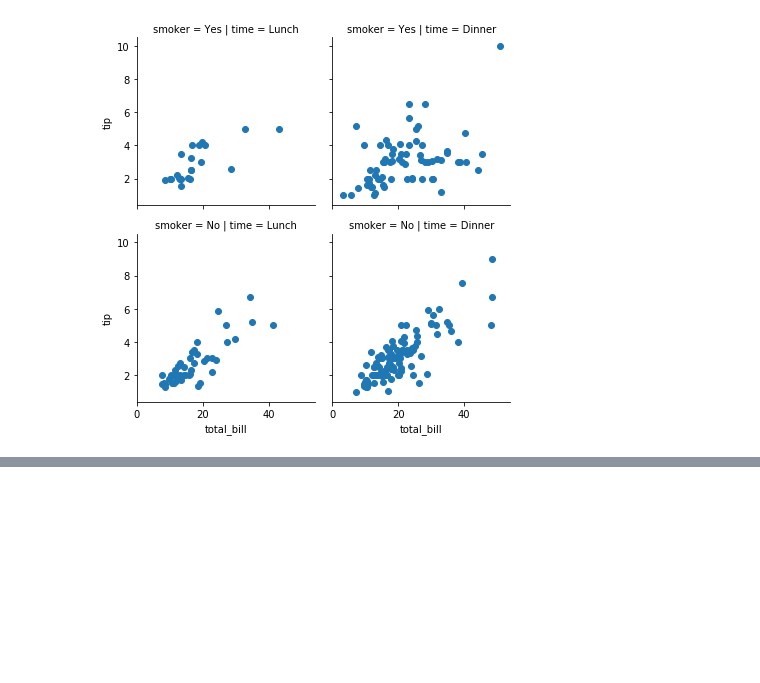
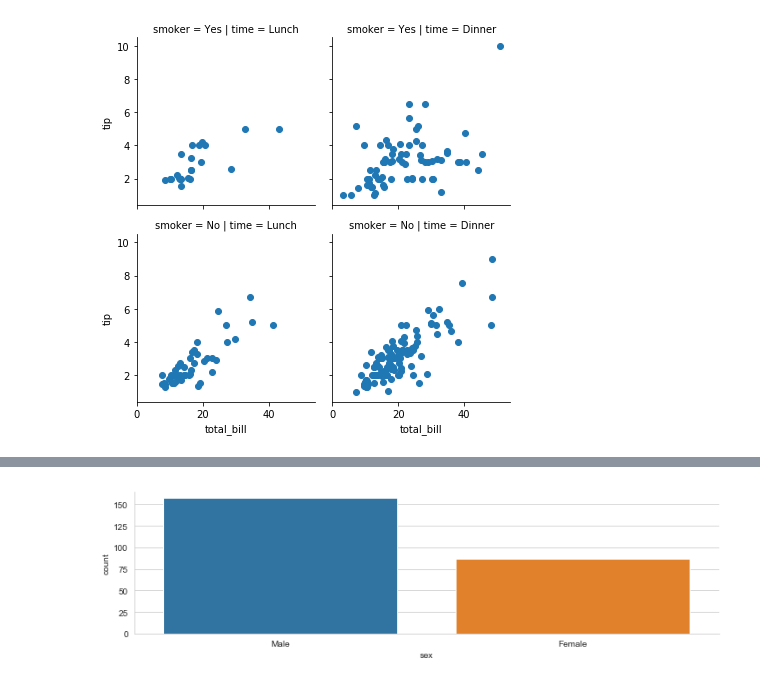
Before and after one commit to stradtkt/DataScience, a Jupyter notebook: seaborn_questions.ipynb, the cells around one changed output, grey strips where cells are left out. Cells and saved outputs as stored; diff of their text form; code cells hidden in the pictures; blank space fills up the shorter version.

```diff
--- a/seaborn_questions.ipynb
+++ b/seaborn_questions.ipynb
@@ -149,0 +160,7 @@ g.map(plt.scatter, 'total_bill', 'tip')
+# %%
+sns.set_style('whitegrid')
+plt.figure(figsize=(12,3))
+sns.countplot(x='sex', data=tips)
+sns.despine()
+# %% [output]
+[figure, added]
```
Also changed, not shown: parts of 2 cells of this notebook.
